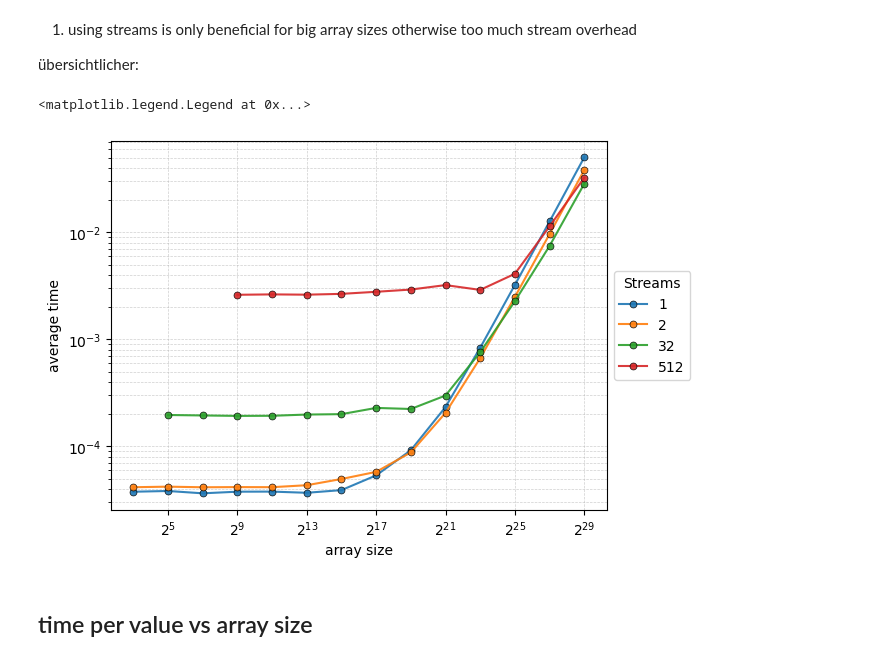
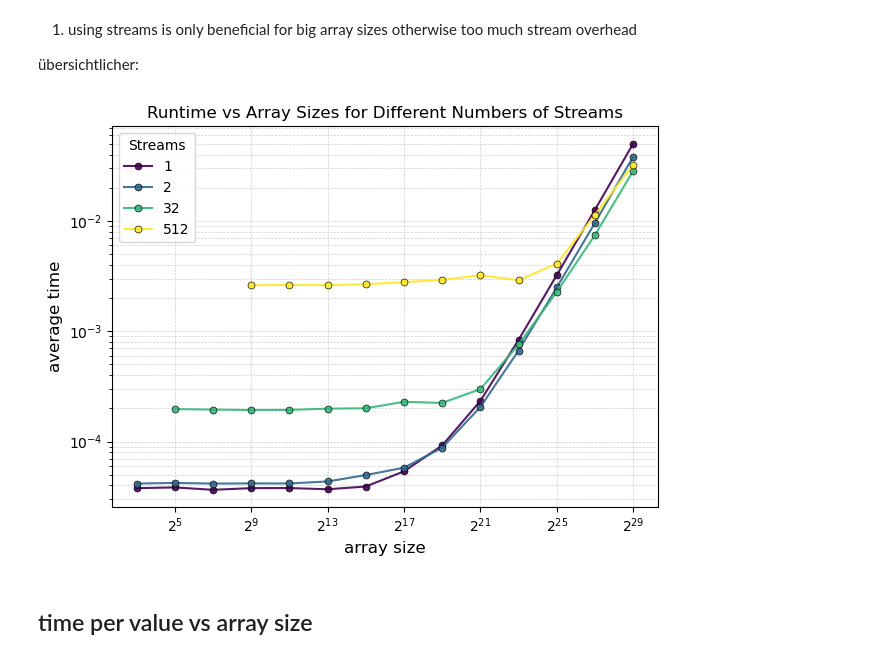
Before and after one commit to grafrap/HPC4WC-overlapping, a Jupyter notebook: measurements/cuda_plots.ipynb, the cells around one changed output. Drawn from its saved outputs; the diff is of its cells as text; code cells hidden in the pictures.

Commit message:
weitere plots

```diff
--- a/measurements/cuda_plots.ipynb
+++ b/measurements/cuda_plots.ipynb
@@ -197,26 +232,33 @@ plt.show()
 übersichtlicher:
 # %%
 streams = [1, 2, 32, 512]
-for i in streams:
+colors = plt.cm.viridis(np.linspace(0, 1, 4))
+
+for idx, i in enumerate(streams):
     sub_df = df[df['NUM_STREAMS'] == i]
     plt.plot(sub_df['Size'], sub_df['Time'],
                  marker='o',                # Dots
                  markersize=5,              # Similar to s=10 in scatter
                  alpha=0.9,                 # Transparency
                  markeredgecolor='black',  # Edge color
                  markeredgewidth=0.5,      # Edge thickness
-                 label=f'{i:,}')
+                 label=f'{i:,}',
+                 color = colors[idx])
 
 plt.xscale('log', base = 2)
 plt.yscale('log')
-plt.xlabel('array size')
-plt.ylabel('average time')
+plt.xlabel('array size', fontsize = 12)
+plt.ylabel('average time', fontsize = 12)
 plt.grid(True, which='both', linestyle='--', linewidth=0.5, alpha=0.6)
+plt.legend(title="Streams", loc='best', fontsize='medium', title_fontsize='medium')
 
-plt.legend(loc='center left', bbox_to_anchor=(1, 0.5), title='Streams')
+plt.title("Runtime vs Array Sizes for Different Numbers of Streams")
+plt.tight_layout()
+
+plt.savefig('arccos_runstime_size_streams.pdf', bbox_inches='tight')
+plt.show()
 # %% [output]
-<matplotlib.legend.Legend at 0x...>
-[figure, old version]
+[figure, new version]
 # %% [markdown]
 ## time per value vs array size
 # %%
```
Also changed, not shown: parts of 37 cells of this notebook, 5 other files.
